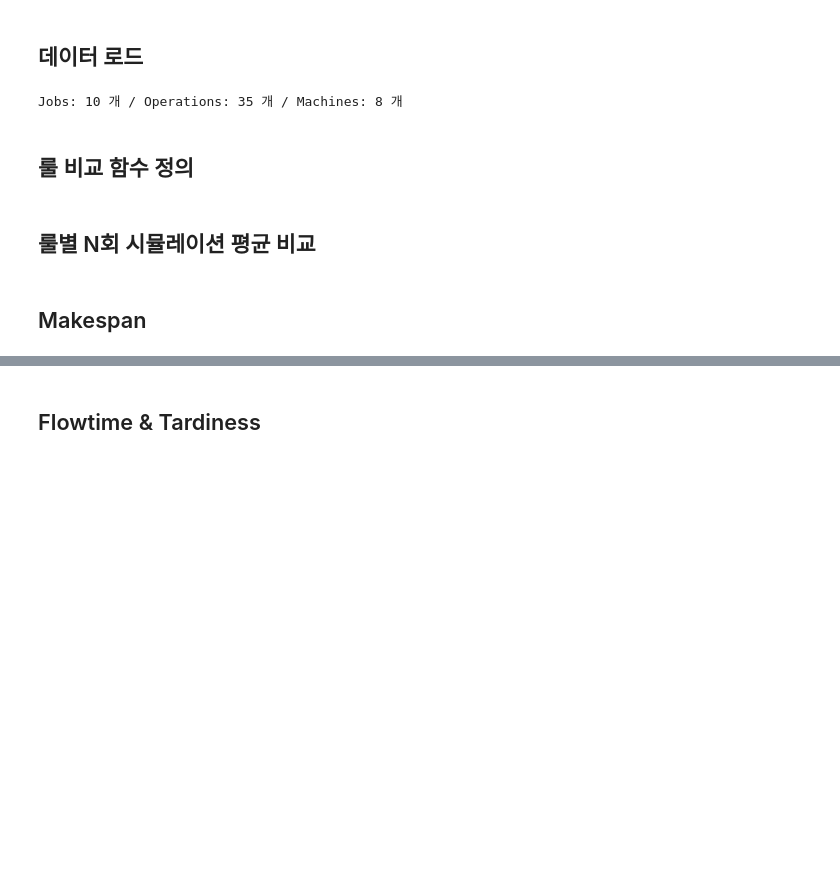
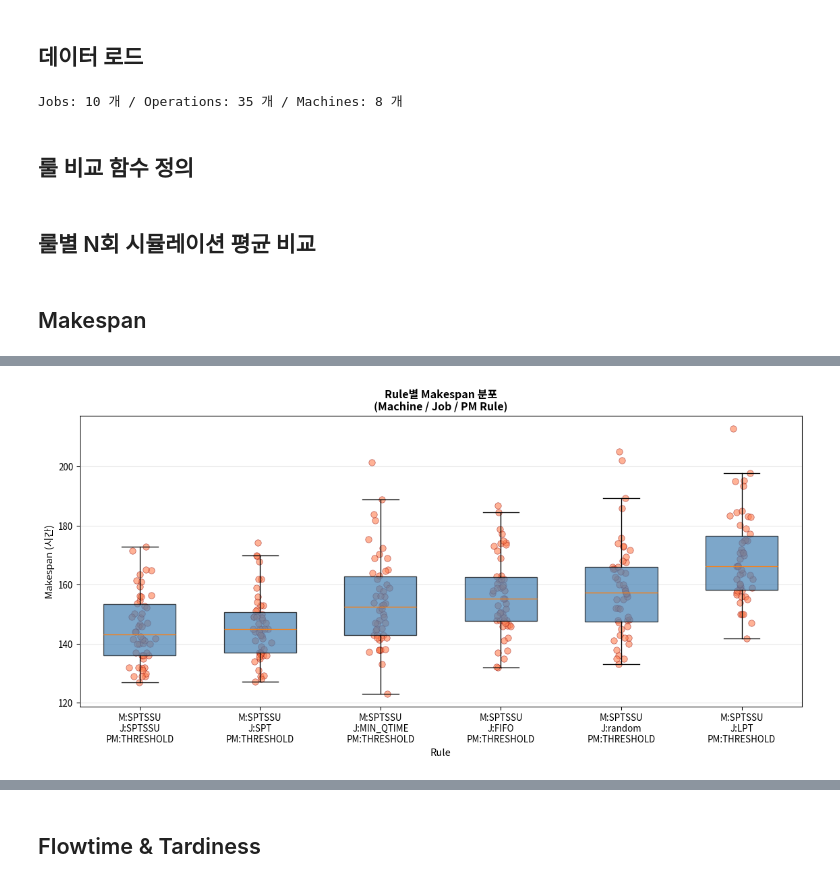
Before and after one commit to cryscham123/simulation_teamwork, a Jupyter notebook: result_compare.ipynb, the cells around one changed output, grey strips where cells are left out. Drawn from its saved outputs; the diff is of its cells as text; code cells hidden in the pictures; blank space fills up the shorter version.

Commit message:
fix: qtime 에러를 고쳤다. + boxplot으로 바꿨다.

```diff
--- a/result_compare.ipynb
+++ b/result_compare.ipynb
@@ -63,7 +64,7 @@ def run_simulation(machine_rule, job_rule, pm_rule):
 # %% [markdown]
 ## 룰별 N회 시뮬레이션 평균 비교
 # %%
-N_RUNS = 1000
+N_RUNS = 50
 MACHINE_RULES = [
     'SPTSSU'
 ]
@@ -83,7 +84,8 @@ metrics = []
 seed = time.time()
 for (machine_rule, job_rule, pm_rule, idx) in product(MACHINE_RULES, JOB_RULES, PM_RULES, range(N_RUNS)):
     random.seed(hash((seed, idx)))
-    log = pd.DataFrame(run_simulation(machine_rule, job_rule, pm_rule))
+    logs = run_simulation(machine_rule, job_rule, pm_rule)
+    log = pd.DataFrame(logs)
     job_log = log[log['resource'] == 'job']
     machine_log = log[log['resource'] == 'machine']
 
@@ -102,7 +104,6 @@ for (machine_rule, job_rule, pm_rule, idx) in product(MACHINE_RULES, JOB_RULES,
 
     qtime_violations = job_log[job_log['event'] == 'qtime_over']
     qtime_violations = sum(qtime_violations['finish'] - qtime_violations['start'])
-
     n_pm = len(machine_log[machine_log['event'] == 'PM'])
     n_repairs = len(machine_log[machine_log['event'] == 'repairing'])
 
@@ -156,0 +131,50 @@ plt.show()
+# %%
+fig, ax = plt.subplots(figsize=(12, 6))
+
+# Rule별로 그룹화하여 데이터 준비
+makespan_grouped = metrics_df.groupby(['machine_rule', 'job_rule', 'pm_rule'])
+rule_indices = list(makespan_grouped.groups.keys())
+
+# 평균값 계산하여 정렬
+rule_avg_makespan = []
+for idx in rule_indices:
+    avg_makespan = metrics_df[
+        (metrics_df['machine_rule'] == idx[0]) &
+        (metrics_df['job_rule'] == idx[1]) &
+        (metrics_df['pm_rule'] == idx[2])
+    ]['makespan'].mean()
+    rule_avg_makespan.append((idx, avg_makespan))
+
+rule_avg_makespan.sort(key=lambda x: x[1])
+rule_indices = [x[0] for x in rule_avg_makespan]
+rule_labels = [f"M:{idx[0]}\nJ:{idx[1]}\nPM:{idx[2]}" for idx in rule_indices]
+
+# Box plot 생성
+box_data = [metrics_df[
+    (metrics_df['machine_rule'] == idx[0]) &
+    (metrics_df['job_rule'] == idx[1]) &
+    (metrics_df['pm_rule'] == idx[2])
+]['makespan'].values for idx in rule_indices]
+
+bp = ax.boxplot(box_data, labels=rule_labels, patch_artist=True, widths=0.6, showfliers=False)
+
+# Box plot 색상 설정
+for patch in bp['boxes']:
+    patch.set_facecolor('steelblue')
+    patch.set_alpha(0.7)
+
+# Scatter plot 오버레이 (좌우로 scatter)
+for i, data in enumerate(box_data):
+    x_pos = [i + 1] * len(data)
+    x_jittered = [x + np.random.normal(0, 0.04) for x in x_pos]
+    ax.scatter(x_jittered, data, alpha=0.6, s=50, color='coral', edgecolors='darkred', linewidth=0.5)
+
+ax.set_xlabel('Rule', fontsize=11)
+ax.set_ylabel('Makespan (시간)', fontsize=11)
+ax.set_title('Rule별 Makespan 분포\n(Machine / Job / PM Rule)', fontsize=12, fontweight='bold')
+ax.grid(True, alpha=0.3, axis='y')
+
+plt.tight_layout()
+plt.show()
+# %% [output]
+[figure, added]
```
Also changed, not shown: parts of 16 cells of this notebook, 4 other files.
